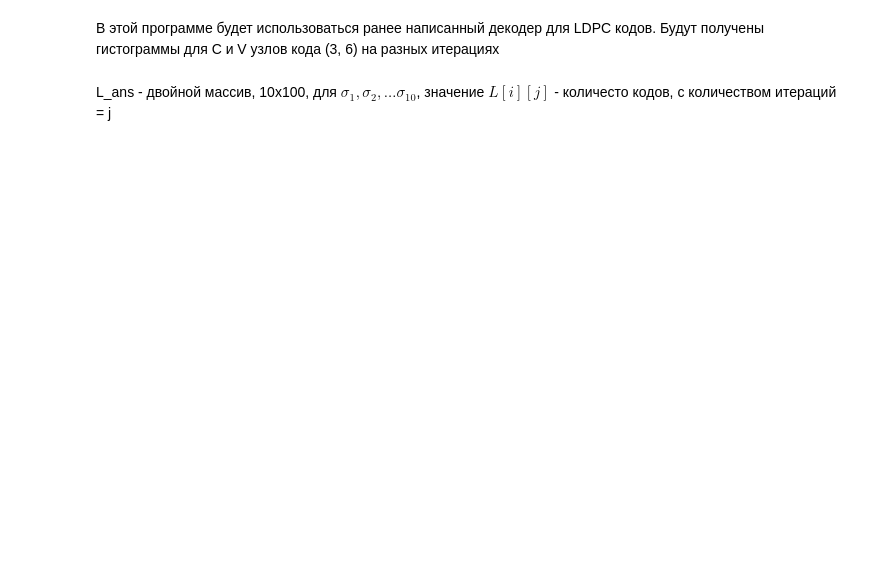
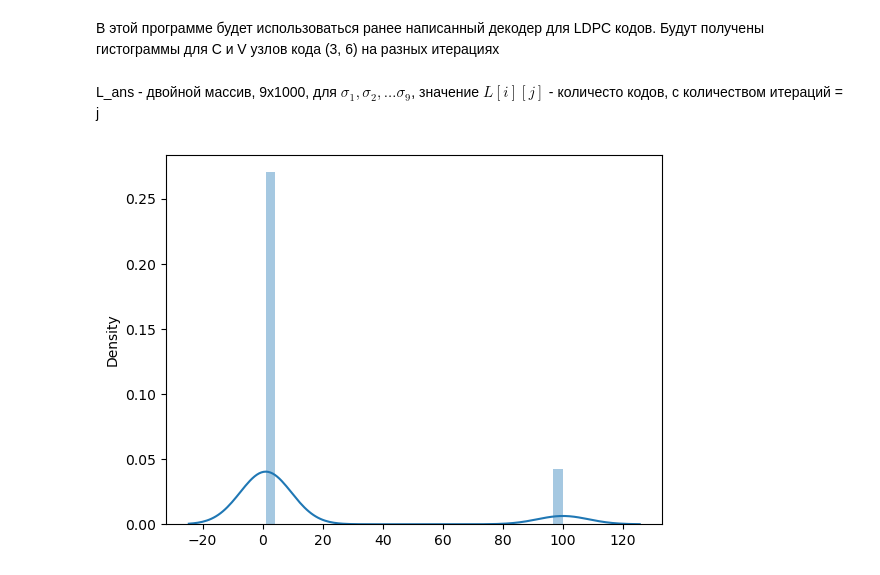
Before and after one commit to 228egger/LDPC_decoder, a Jupyter notebook: Гистограммы1.ipynb, the cells around one changed output. Cells and saved outputs as stored; diff of their text form; code cells hidden in the pictures; blank space fills up the shorter version.

```diff
--- a/Гистограммы1.ipynb
+++ b/Гистограммы1.ipynb
@@ -40,15 +40,16 @@ def dv_update(L_i_j, L_j_i, L_j):
                 if (k != j):
                     if (H[k][i]):
                         tmp += L_i_j[k][i]
-            L_j_i[i][j] = tmp
+            L_j_i[i][j] = float(tmp)
     return L_j_i
 # %%
 def stop_kriteria(L_j_i, L_i_j, L_j, H, l):
     mv = np.zeros(12)
     for j in range(len(L_j_i)):
         tmp = 0
-        for i in range(len(L_i_j)):
-            tmp += L_i_j[i][j]
+        for i in range(len(L_j_i[0])):
+            if (H[i][j]):
+                tmp += L_i_j[i][j]
         if (tmp + L_j[j] < 0):
             mv[j] = 1
         else:
@@ -66,8 +67,7 @@ def stop_kriteria(L_j_i, L_i_j, L_j, H, l):
 def iteration_of_sample(sigma):
     nu = np.random.normal(0, sigma, 12)
     l = 0
-    x= np.random.randint(0,2,12)
-    v = [-1 if (i == 1) else 1 for i in x]
+    v = [1 for i in range(12)]
     y = [v[i] + nu[i] for i in range(12)]
     L_j = [2 * i / (sigma ** 2) for i in y]
     L_j_i = [[L_j[j] if H[i][j] == 1 else 0 for i in range(6)] for j in range(12)]
@@ -80,23 +80,18 @@ def iteration_of_sample(sigma):
             break
     return l
 # %% [markdown]
-L_ans - двойной массив, 10x100, для $\sigma_1, \sigma_2, \dots \sigma_10$, значение $L[i][j]$ - количесто кодов, с количеством итераций = j
+L_ans - двойной массив, 9x1000, для $\sigma_1, \sigma_2, \dots \sigma_9$, значение $L[i][j]$ - количесто кодов, с количеством итераций = j
 # %%
-L_ans = [[] for i in range(9)]
-sigmas = [0.001, 0.1, 0.5, 0.9, 1, 1.5, 2, 4, 8]
+L_ans = [[], [], []]
+sigmas = [0.9, 1, 2]
 for j in range(len(sigmas)):
     i = 0
     while (i < size_of_sample):
         l = iteration_of_sample(sigmas[j])
         L_ans[j].append(l)
         i += 1
-L_ans[8]
 # %%
-fig, axs= plt.subplots(1, 3)
-n_bins =100
-axs[0].hist(L_ans[0], bins=n_bins)
-axs[0].set_title('sigma = 0.01')
-axs[1].hist(L_ans[1], bins=n_bins)
-axs[1].set_title('sigma = 0.1')
-axs[2].hist(L_ans[2], bins=n_bins)
-axs[2].set_title('sigma = 0.5')
+sns_plot = sns.distplot(L_ans[1])
+fig = sns_plot.get_figure()
+# %% [output]
+[figure, added]
```
Also changed, not shown: parts of 6 cells of this notebook, 1 other file.
